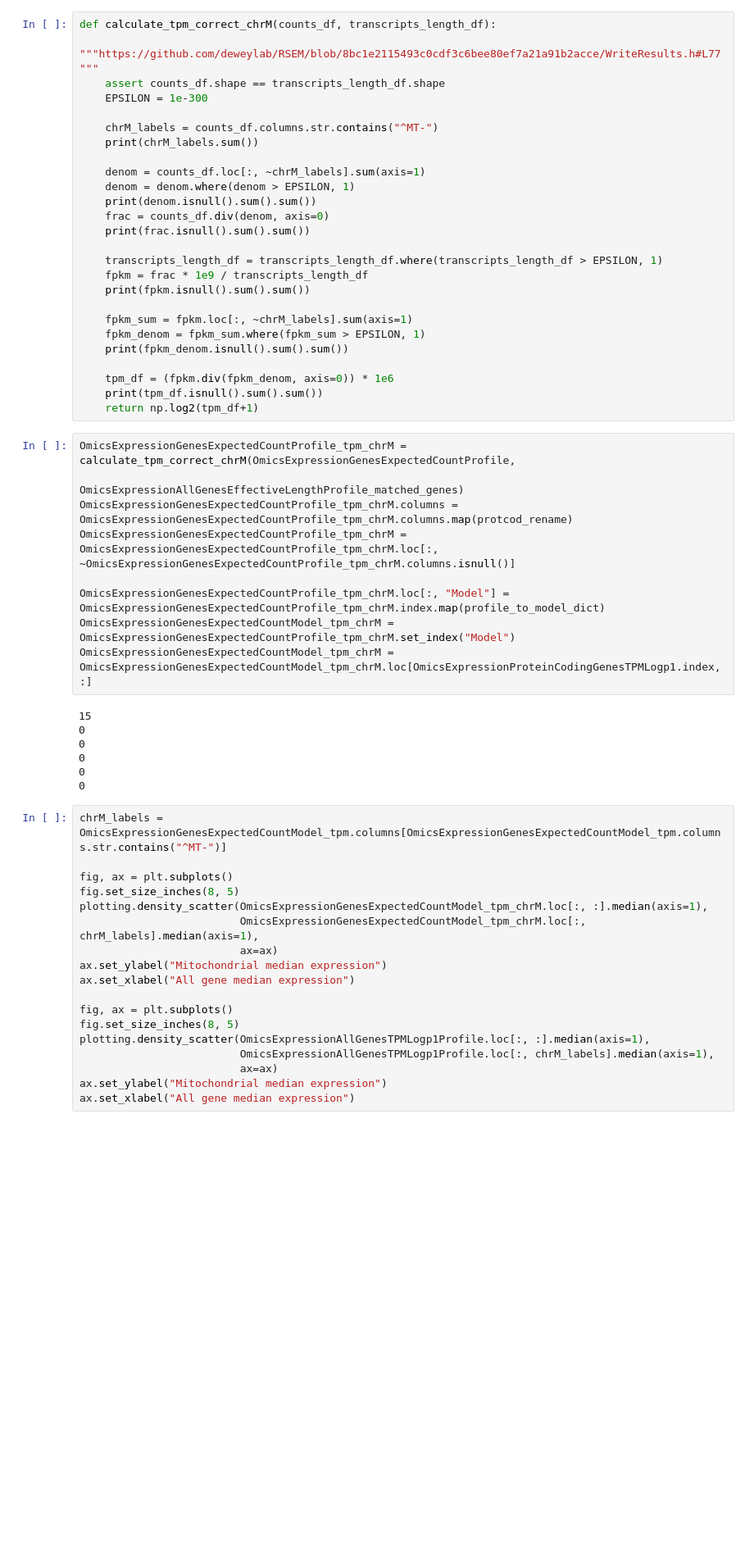
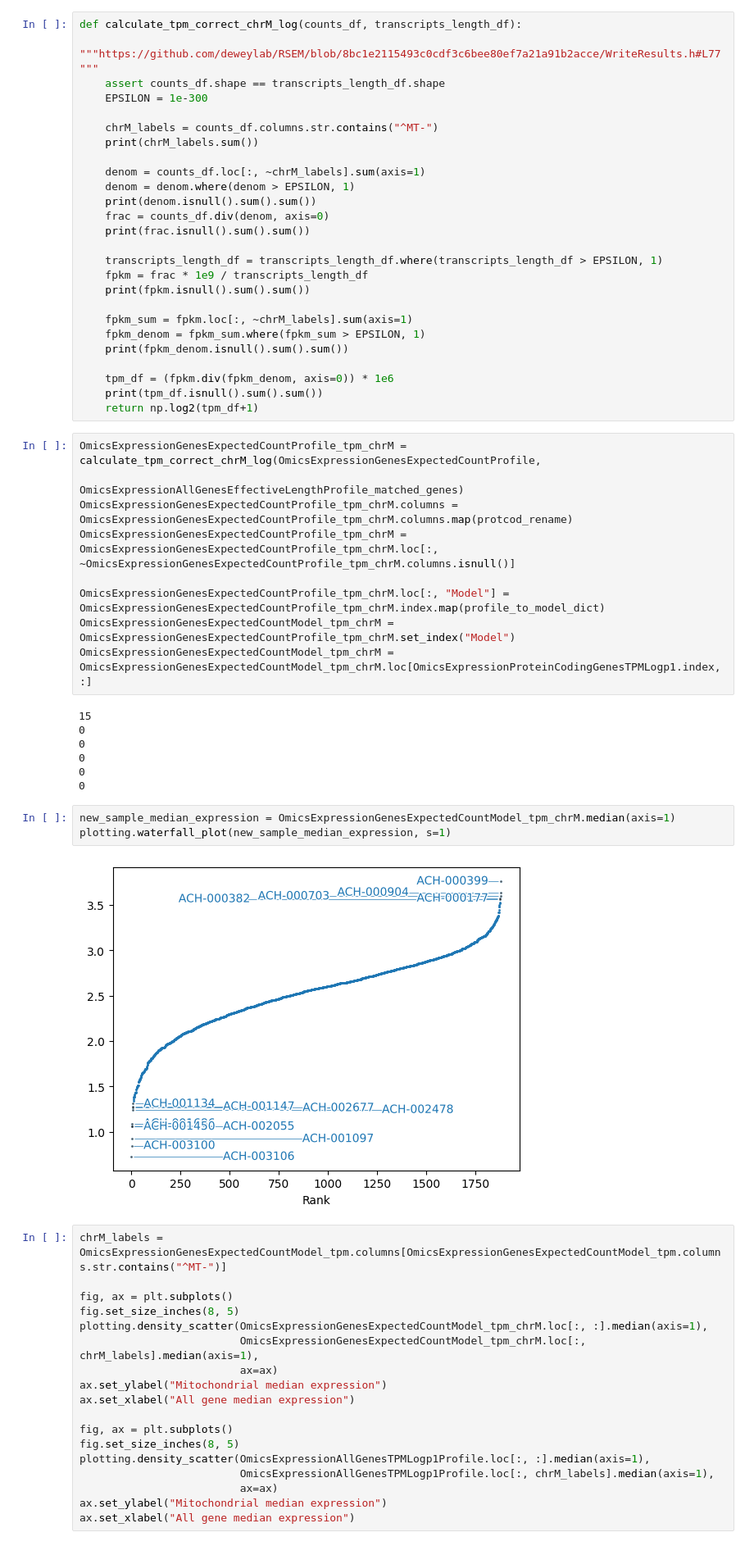
Before and after one commit to broadinstitute/depmap_omics, a Jupyter notebook: ccle_tasks/00_RNA_tpm_chrm.ipynb, the cells around one changed output. Shown at 82% size. Drawn from its saved outputs; the diff is of its cells as text; blank space fills up the shorter version.

```diff
--- a/ccle_tasks/00_RNA_tpm_chrm.ipynb
+++ b/ccle_tasks/00_RNA_tpm_chrm.ipynb
@@ -270,7 +290,7 @@ Text(0.5, 0, 'All gene median expression')
 # %% [markdown]
 # Apply the correction
 # %%
-def calculate_tpm_correct_chrM(counts_df, transcripts_length_df):
+def calculate_tpm_correct_chrM_log(counts_df, transcripts_length_df):
     """https://github.com/deweylab/RSEM/blob/8bc1e2115493c0cdf3c6bee80ef7a21a91b2acce/WriteResults.h#L77"""
     assert counts_df.shape == transcripts_length_df.shape
     EPSILON = 1e-300
@@ -296,7 +316,7 @@ def calculate_tpm_correct_chrM(counts_df, transcripts_length_df):
     print(tpm_df.isnull().sum().sum())
     return np.log2(tpm_df+1)
 # %%
-OmicsExpressionGenesExpectedCountProfile_tpm_chrM = calculate_tpm_correct_chrM(OmicsExpressionGenesExpectedCountProfile,
+OmicsExpressionGenesExpectedCountProfile_tpm_chrM = calculate_tpm_correct_chrM_log(OmicsExpressionGenesExpectedCountProfile,
                                                                                OmicsExpressionAllGenesEffectiveLengthProfile_matched_genes)
 OmicsExpressionGenesExpectedCountProfile_tpm_chrM.columns = OmicsExpressionGenesExpectedCountProfile_tpm_chrM.columns.map(protcod_rename)
 OmicsExpressionGenesExpectedCountProfile_tpm_chrM = OmicsExpressionGenesExpectedCountProfile_tpm_chrM.loc[:, ~OmicsExpressionGenesExpectedCountProfile_tpm_chrM.columns.isnull()]
@@ -311,6 +331,11 @@ OmicsExpressionGenesExpectedCountModel_tpm_chrM = OmicsExpressionGenesExpectedCo
 0
 0
 0
+# %%
+new_sample_median_expression = OmicsExpressionGenesExpectedCountModel_tpm_chrM.median(axis=1)
+plotting.waterfall_plot(new_sample_median_expression, s=1)
+# %% [output]
+[figure, added]
 # %%
 chrM_labels = OmicsExpressionGenesExpectedCountModel_tpm.columns[OmicsExpressionGenesExpectedCountModel_tpm.columns.str.contains("^MT-")]
 
```
Also changed, not shown: parts of 45 cells of this notebook.
